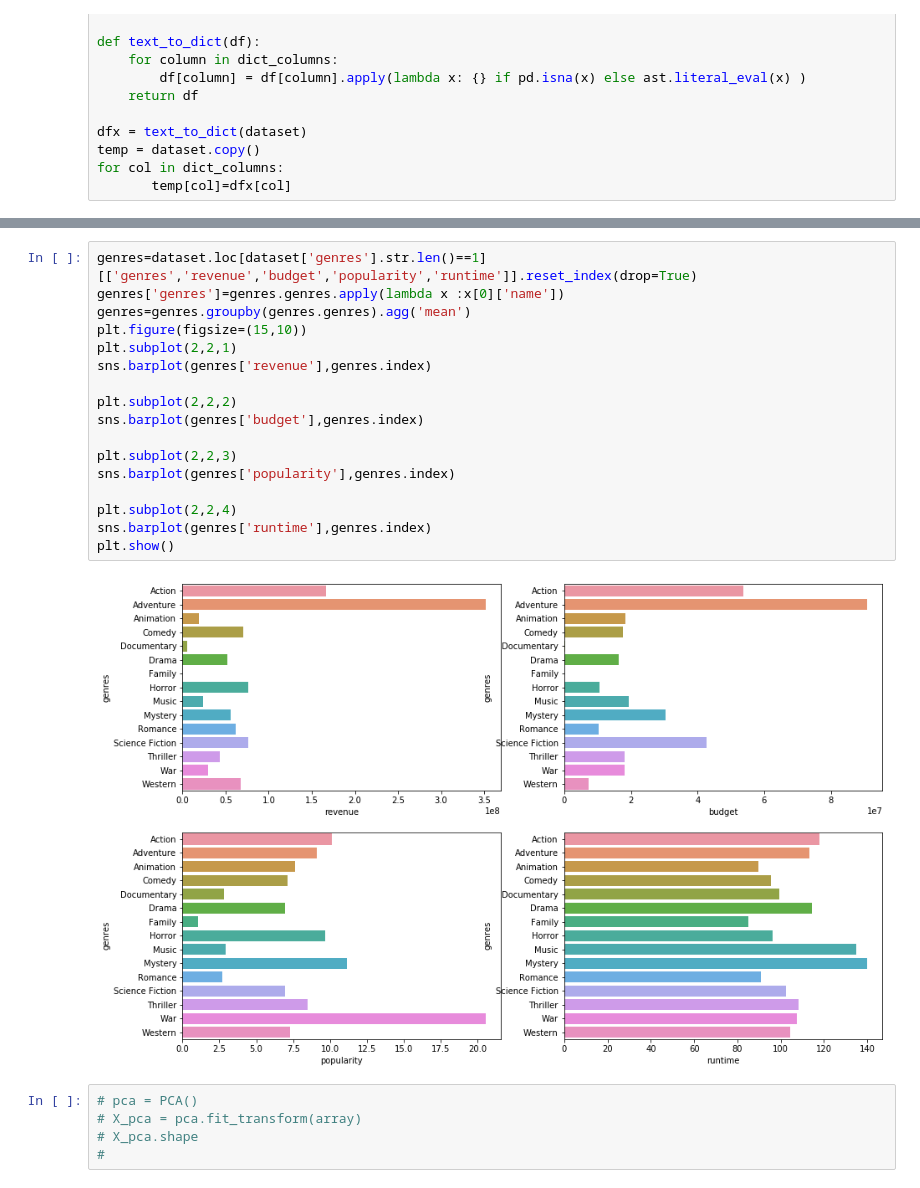
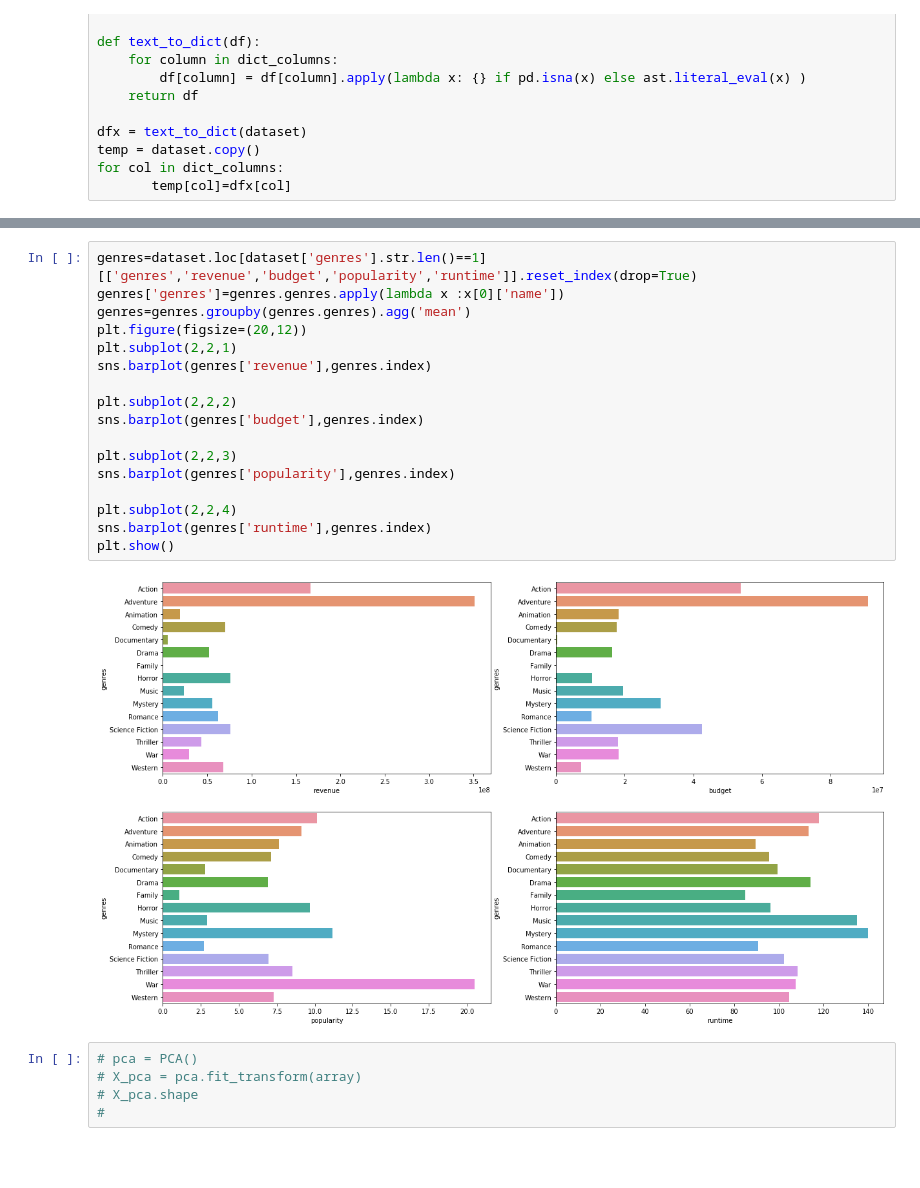
Before and after one commit to kamildoleglo/data-mining-box-office, a Jupyter notebook: ED.ipynb, the cells around one changed output, grey strips where cells are left out. Drawn from its saved outputs; the diff is of its cells as text; blank space fills up the shorter version.

```diff
--- a/ED.ipynb
+++ b/ED.ipynb
@@ -207,22 +216,22 @@ plt.show()
 # %%
 genres=dataset.loc[dataset['genres'].str.len()==1][['genres','revenue','budget','popularity','runtime']].reset_index(drop=True)
 genres['genres']=genres.genres.apply(lambda x :x[0]['name'])
 genres=genres.groupby(genres.genres).agg('mean')
-plt.figure(figsize=(15,10))
+plt.figure(figsize=(20,12))
 plt.subplot(2,2,1)
 sns.barplot(genres['revenue'],genres.index)
 
 plt.subplot(2,2,2)
 sns.barplot(genres['budget'],genres.index)
 
 plt.subplot(2,2,3)
 sns.barplot(genres['popularity'],genres.index)
 
 plt.subplot(2,2,4)
 sns.barplot(genres['runtime'],genres.index)
 plt.show()
 # %% [output]
-[figure, old version]
+[figure, new version]
 # %%
 # pca = PCA()
 # X_pca = pca.fit_transform(array)
```
Also changed, not shown: parts of 11 cells of this notebook, 1 other file.
